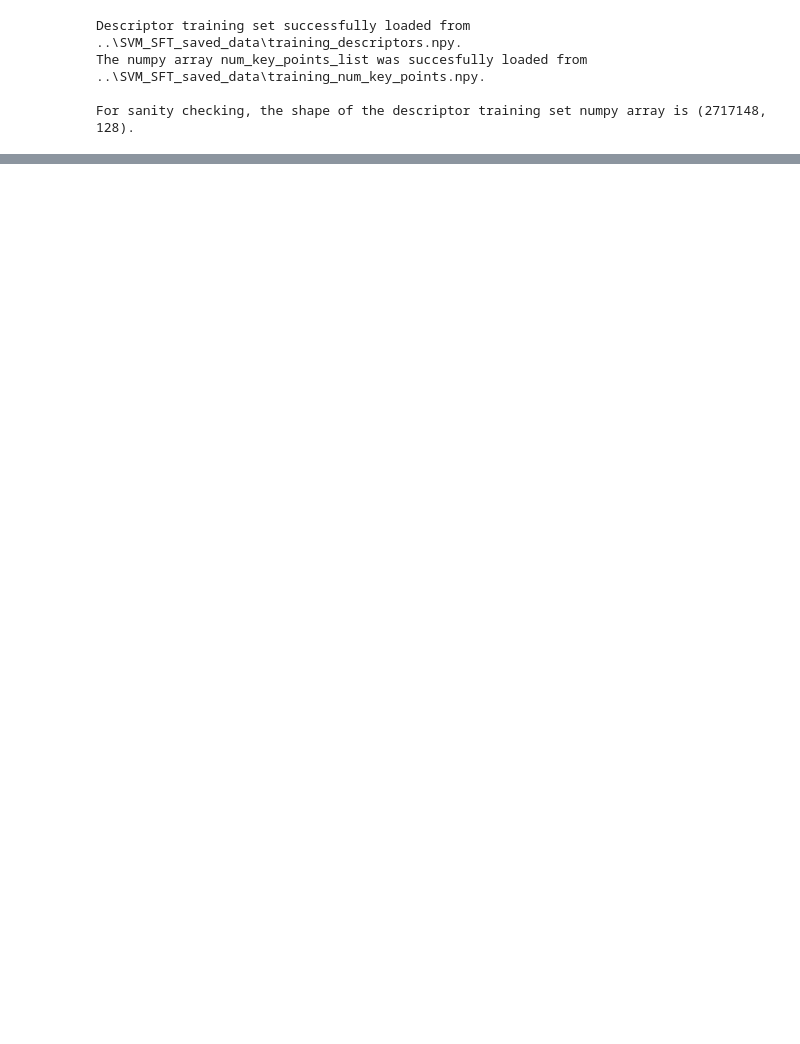
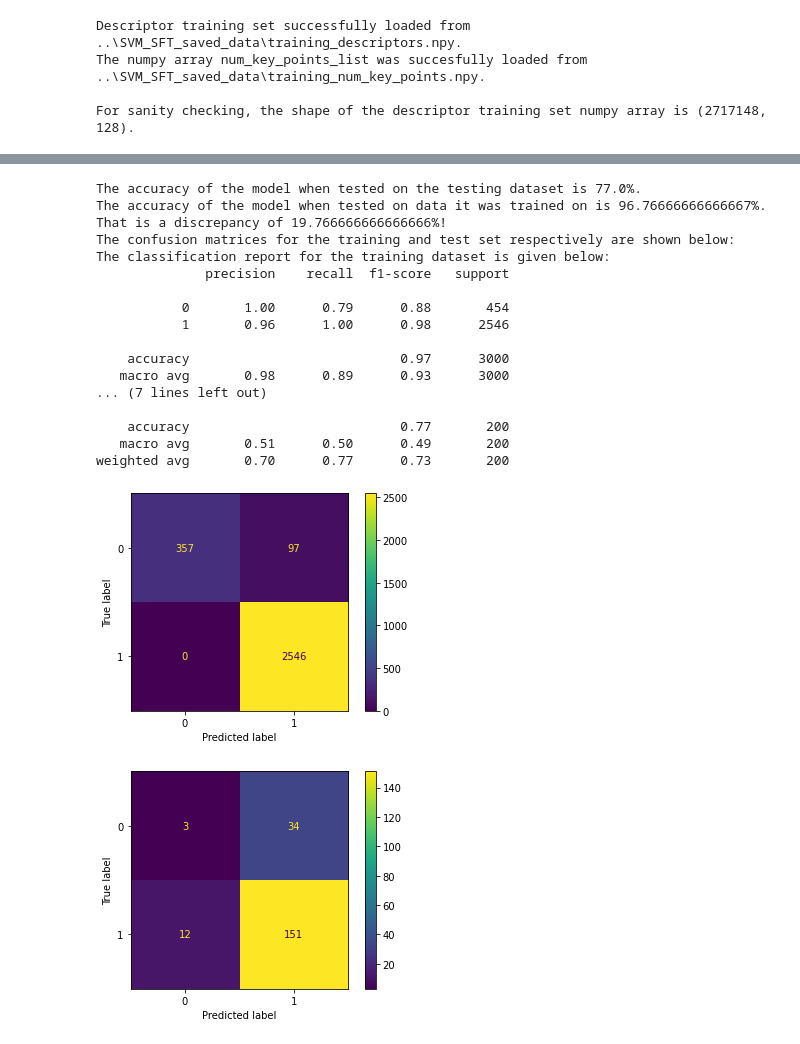
Before and after one commit to adamalderton/BrainTumourClassification, a Jupyter notebook: binary_classification/SVM_SIFT.ipynb, the cells around one changed output, grey strips where cells are left out. Cells and saved outputs as stored; diff of their text form; code cells hidden in the pictures; blank space fills up the shorter version.

```diff
--- a/binary_classification/SVM_SIFT.ipynb
+++ b/binary_classification/SVM_SIFT.ipynb
@@ -525,0 +817,44 @@ print(rbf_scores)
+# %%
+# The initial overfit but was evaluated before, but we will re-evaluate it here with the exact same code:
+
+model, test_hists = build_model(optimal_hyperparameters)
+test_prediction = model.predict(test_hists)
+test_accuracy = np.mean(test_prediction == test_labels) * 100
+
+training_prediction = model.predict(all_training_hists[optimal_hyperparameters["k"]])
+training_accuracy = np.mean(training_prediction == training_labels) * 100
+
+print("The accuracy of the model when tested on the testing dataset is {}%.".format(test_accuracy))
+print("The accuracy of the model when tested on data it was trained on is {}%.".format(training_accuracy))
+print("That is a discrepancy of {}%!".format(abs(training_accuracy - test_accuracy)))
+
+print("The confusion matrices for the training and test set respectively are shown below:")
+
+ConfusionMatrixDisplay.from_predictions(training_labels, training_prediction)
+ConfusionMatrixDisplay.from_predictions(test_labels, test_prediction)
+
+print("The classification report for the training dataset is given below:")
+print(classification_report(training_labels, training_prediction))
+
+print("The classification report for the test dataset is given below:")
+print(classification_report(test_labels, test_prediction))
+# %% [output]
+The accuracy of the model when tested on the testing dataset is 77.0%.
+The accuracy of the model when tested on data it was trained on is 96.76666666666667%.
+That is a discrepancy of 19.766666666666666%!
+The confusion matrices for the training and test set respectively are shown below:
+The classification report for the training dataset is given below:
+              precision    recall  f1-score   support
+
+           0       1.00      0.79      0.88       454
+           1       0.96      1.00      0.98      2546
+
+    accuracy                           0.97      3000
+   macro avg       0.98      0.89      0.93      3000
+... (7 lines left out)
+
+    accuracy                           0.77       200
+   macro avg       0.51      0.50      0.49       200
+weighted avg       0.70      0.77      0.73       200
+[figure, added]
+[figure, added]
```
Also changed, not shown: parts of 45 cells of this notebook, 23 other files.
